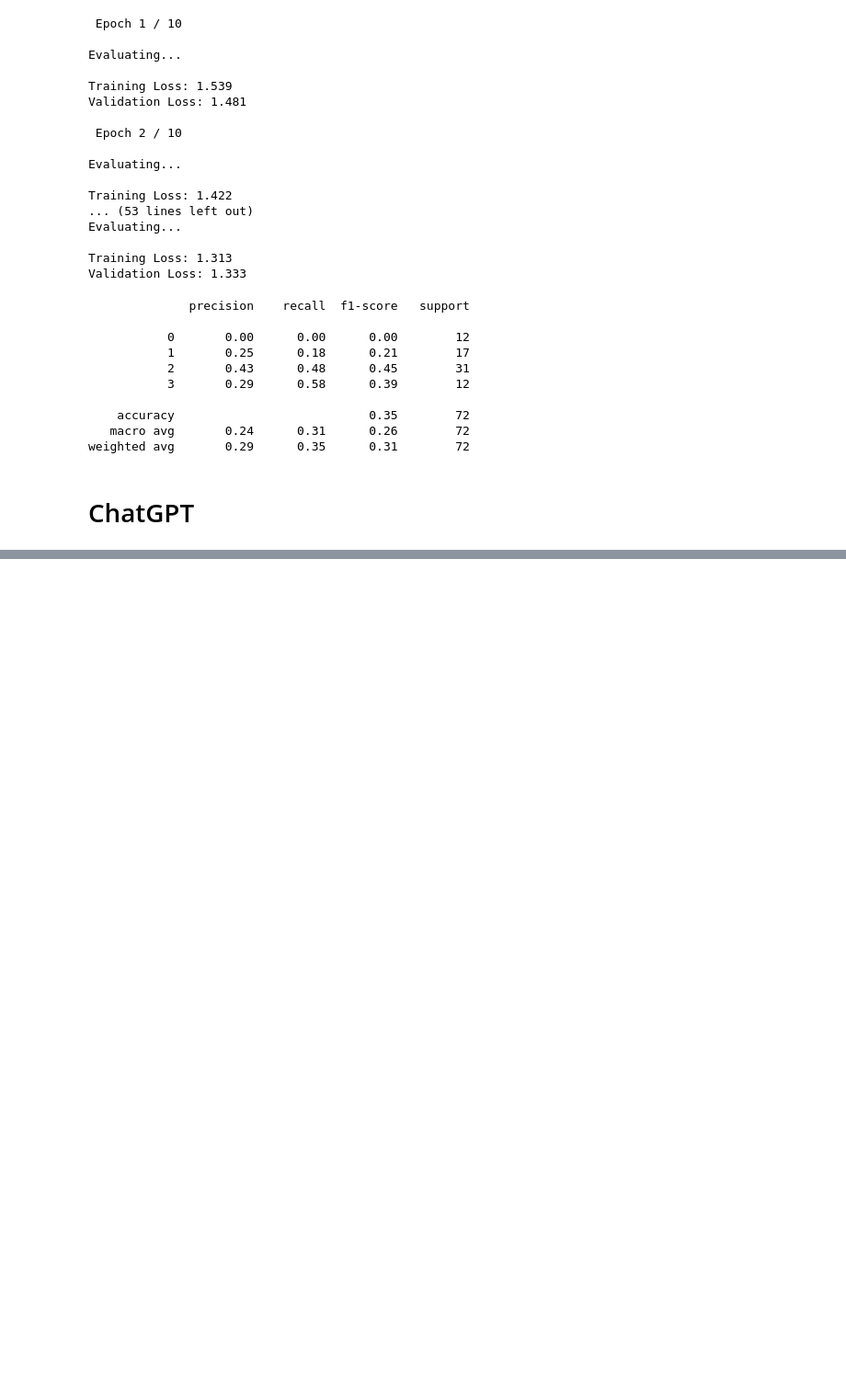
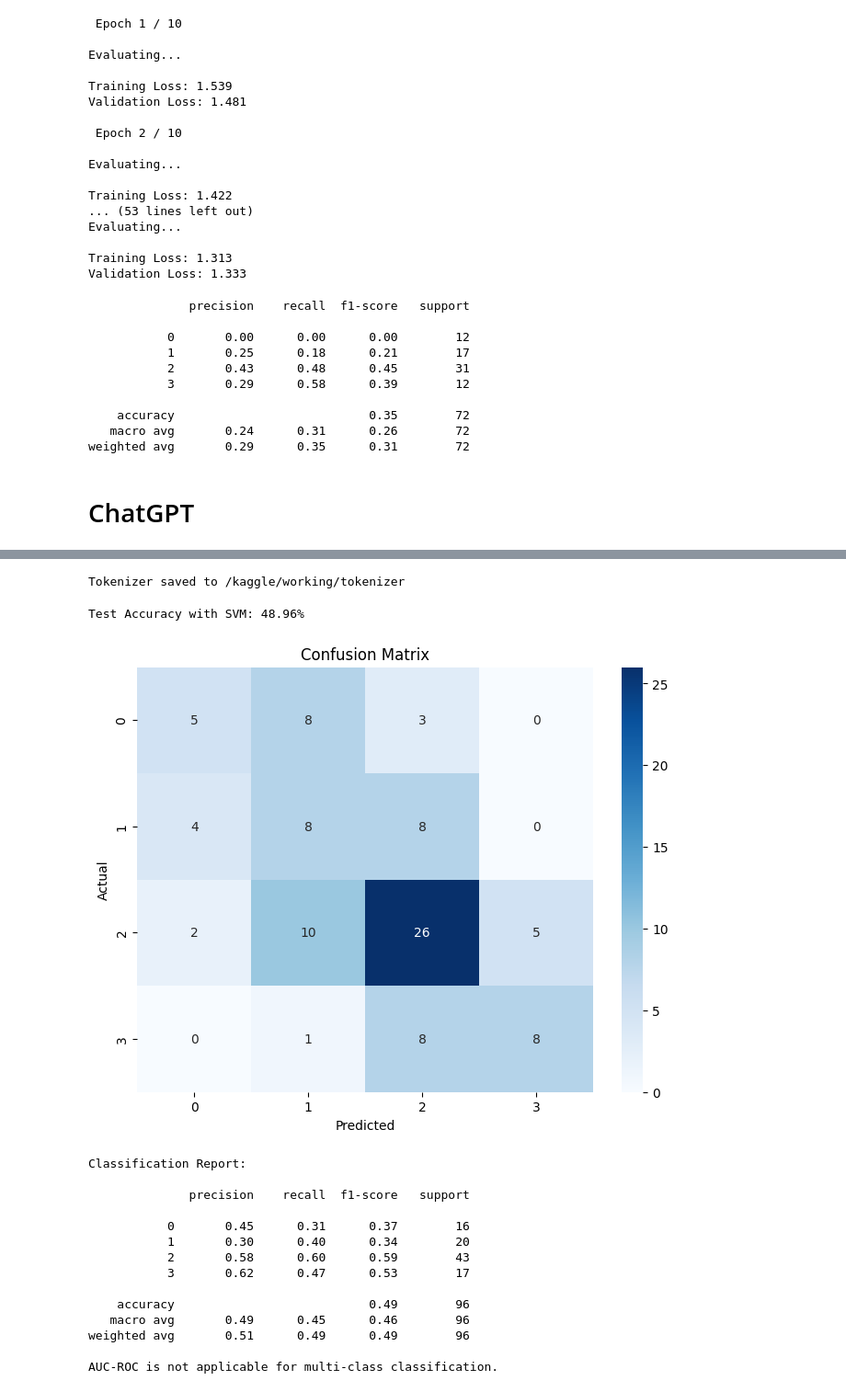
Before and after one commit to Susena-V/NLP_Misinformation, a Jupyter notebook: Bert_finetuning.ipynb, the cells around one changed output, grey strips where cells are left out. Shown at 92% size. Drawn from its saved outputs; the diff is of its cells as text; code cells hidden in the pictures; blank space fills up the shorter version.

```diff
--- a/Bert_finetuning.ipynb
+++ b/Bert_finetuning.ipynb
@@ -626,0 +637,4 @@ def load_model(path='/kaggle/working/saved_weights.pt'):
+# %%
+save_tokenizer(tokenizer)
+# %% [output]
+Tokenizer saved to /kaggle/working/tokenizer
@@ -626,0 +670,73 @@ def load_model(path='/kaggle/working/saved_weights.pt'):
+# %%
+from sklearn.svm import SVC
+from sklearn.metrics import accuracy_score
+
+# Assuming X_train, X_test, y_train, y_test are available
+X_train_embeddings = generate_embeddings(X_train.tolist(), tokenizer, model)
+X_test_embeddings = generate_embeddings(X_test.tolist(), tokenizer, model)
+
+# Train the SVM
+svm_classifier = SVC(kernel='linear')
+svm_classifier.fit(X_train_embeddings, y_train)
+
+# Predict and Evaluate
+y_pred = svm_classifier.predict(X_test_embeddings)
+accuracy = accuracy_score(y_test, y_pred)
+
+print(f"Test Accuracy with SVM: {accuracy * 100:.2f}%")
+# %% [output]
+Test Accuracy with SVM: 48.96%
+# %%
+import matplotlib.pyplot as plt
+import seaborn as sns
+from sklearn.metrics import confusion_matrix, classification_report, roc_auc_score, roc_curve
+
+# Predict using SVM
+y_pred = svm_classifier.predict(X_test_embeddings)
+
+# Confusion Matrix
+conf_matrix = confusion_matrix(y_test, y_pred)
+plt.figure(figsize=(8,6))
+sns.heatmap(conf_matrix, annot=True, fmt='d', cmap='Blues')
+plt.xlabel('Predicted')
+plt.ylabel('Actual')
+plt.title('Confusion Matrix')
+plt.show()
+
+# Classification Report
+print("Classification Report:\n")
+print(classification_report(y_test, y_pred))
+
+# AUC-ROC Score
+if len(set(y_test)) <= 2:
+    auc_score = roc_auc_score(y_test, svm_classifier.decision_function(X_test_embeddings))
+    print(f"AUC-ROC Score: {auc_score:.2f}")
+
+    # Plot ROC Curve
+    fpr, tpr, _ = roc_curve(y_test, svm_classifier.decision_function(X_test_embeddings))
+    plt.figure(figsize=(8,6))
+    plt.plot(fpr, tpr, color='blue', label=f"AUC = {auc_score:.2f}")
+    plt.plot([0, 1], [0, 1], color='gray', linestyle='--')
+    plt.xlabel("False Positive Rate")
+    plt.ylabel("True Positive Rate")
+    plt.title("ROC Curve")
+    plt.legend(loc="lower right")
+    plt.show()
+else:
+    print("AUC-ROC is not applicable for multi-class classification.")
+# %% [output]
+[figure, added]
+Classification Report:
+
+              precision    recall  f1-score   support
+
+           0       0.45      0.31      0.37        16
+           1       0.30      0.40      0.34        20
+           2       0.58      0.60      0.59        43
+           3       0.62      0.47      0.53        17
+
+    accuracy                           0.49        96
+   macro avg       0.49      0.45      0.46        96
+weighted avg       0.51      0.49      0.49        96
+
+AUC-ROC is not applicable for multi-class classification.
```
Also changed, not shown: parts of 6 cells of this notebook.
